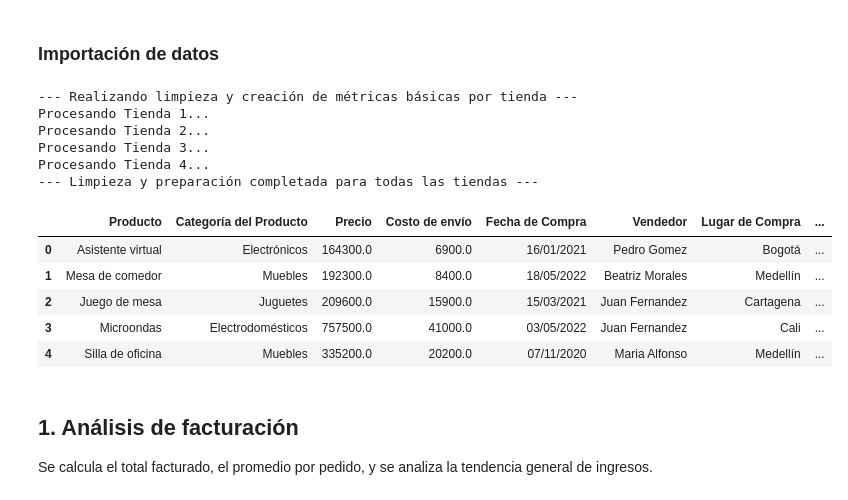
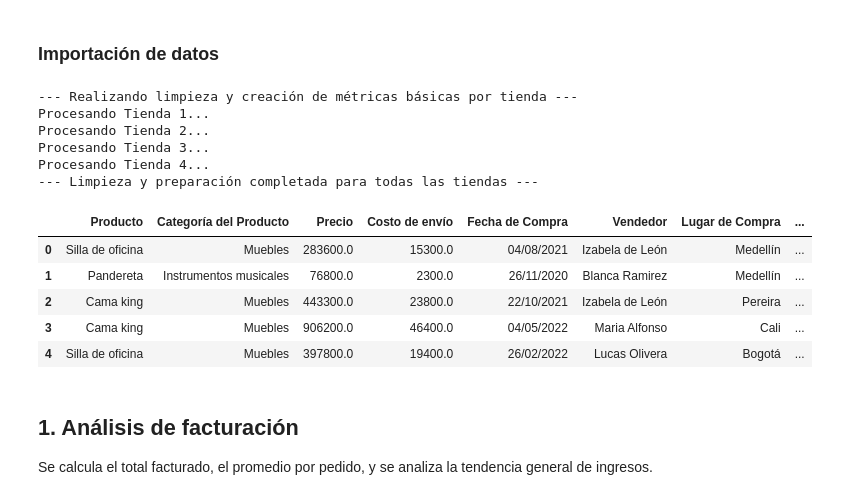
Before and after one commit to juniorjanox/Alura-Store, a Jupyter notebook: AluraStoreLatam.ipynb, the cells around one changed output. Drawn from its saved outputs; the diff is of its cells as text; code cells hidden in the pictures.

```diff
--- a/AluraStoreLatam.ipynb
+++ b/AluraStoreLatam.ipynb
@@ -12,6 +12,9 @@ import pandas as pd
 import numpy as np
 import matplotlib.pyplot as plt
 import matplotlib.ticker as mtick
+import folium
+from folium import FeatureGroup
+from folium.plugins import HeatMap
 import seaborn as sns
 from IPython.display import display, HTML
 
@@ -48,39 +51,39 @@ for nombre, df in lista_de_tiendas_dfs.items():
         df['fecha_de_compra'] = pd.to_datetime(df['fecha_de_compra'], format='%d/%m/%Y', errors='coerce')
 
     if 'precio' in df.columns:
         df['precio'] = pd.to_numeric(df['precio'], errors='coerce')
 
     if 'costo_de_envio' in df.columns:
         df['costo_de_envio'] = pd.to_numeric(df['costo_de_envio'], errors='coerce')
 
     if 'calificacion' in df.columns:
         df['calificacion'] = pd.to_numeric(df['calificacion'], errors='coerce')
 
     # Manejar nulos en columnas críticas antes de cálculos
     df.dropna(subset=['precio', 'costo_de_envio', 'fecha_de_compra'], inplace=True)
 
     # Crear columna de Ingreso Total por Transacción
     df['ingreso_total'] = df['precio'] + df['costo_de_envio']
 
     # Actualizar el DataFrame limpio y transformado en el diccionario
     lista_de_tiendas_dfs[nombre] = df
 print("--- Limpieza y preparación completada para todas las tiendas ---")
 
 # Head, para mostrar las primeras filas de la primera tienda (tienda1)
-tienda_df.head()
+tienda2_df.head()
 # %% [output]
 --- Realizando limpieza y creación de métricas básicas por tienda ---
 Procesando Tienda 1...
 Procesando Tienda 2...
 Procesando Tienda 3...
 Procesando Tienda 4...
 --- Limpieza y preparación completada para todas las tiendas ---
 |  | Producto | Categoría del Producto | Precio | Costo de envío | Fecha de Compra | Vendedor | Lugar de Compra | ... |
-| 0 | Asistente virtual | Electrónicos | 164300.0 | 6900.0 | 16/01/2021 | Pedro Gomez | Bogotá | ... |
-| 1 | Mesa de comedor | Muebles | 192300.0 | 8400.0 | 18/05/2022 | Beatriz Morales | Medellín | ... |
-| 2 | Juego de mesa | Juguetes | 209600.0 | 15900.0 | 15/03/2021 | Juan Fernandez | Cartagena | ... |
-| 3 | Microondas | Electrodomésticos | 757500.0 | 41000.0 | 03/05/2022 | Juan Fernandez | Cali | ... |
-| 4 | Silla de oficina | Muebles | 335200.0 | 20200.0 | 07/11/2020 | Maria Alfonso | Medellín | ... |
+| 0 | Silla de oficina | Muebles | 283600.0 | 15300.0 | 04/08/2021 | Izabela de León | Medellín | ... |
+| 1 | Pandereta | Instrumentos musicales | 76800.0 | 2300.0 | 26/11/2020 | Blanca Ramirez | Medellín | ... |
+| 2 | Cama king | Muebles | 443300.0 | 23800.0 | 22/10/2021 | Izabela de León | Pereira | ... |
+| 3 | Cama king | Muebles | 906200.0 | 46400.0 | 04/05/2022 | Maria Alfonso | Cali | ... |
+| 4 | Silla de oficina | Muebles | 397800.0 | 19400.0 | 26/02/2022 | Lucas Olivera | Bogotá | ... |
 # %% [markdown]
 ## 1. Análisis de facturación
 
```
Also changed, not shown: parts of 3 cells of this notebook.
